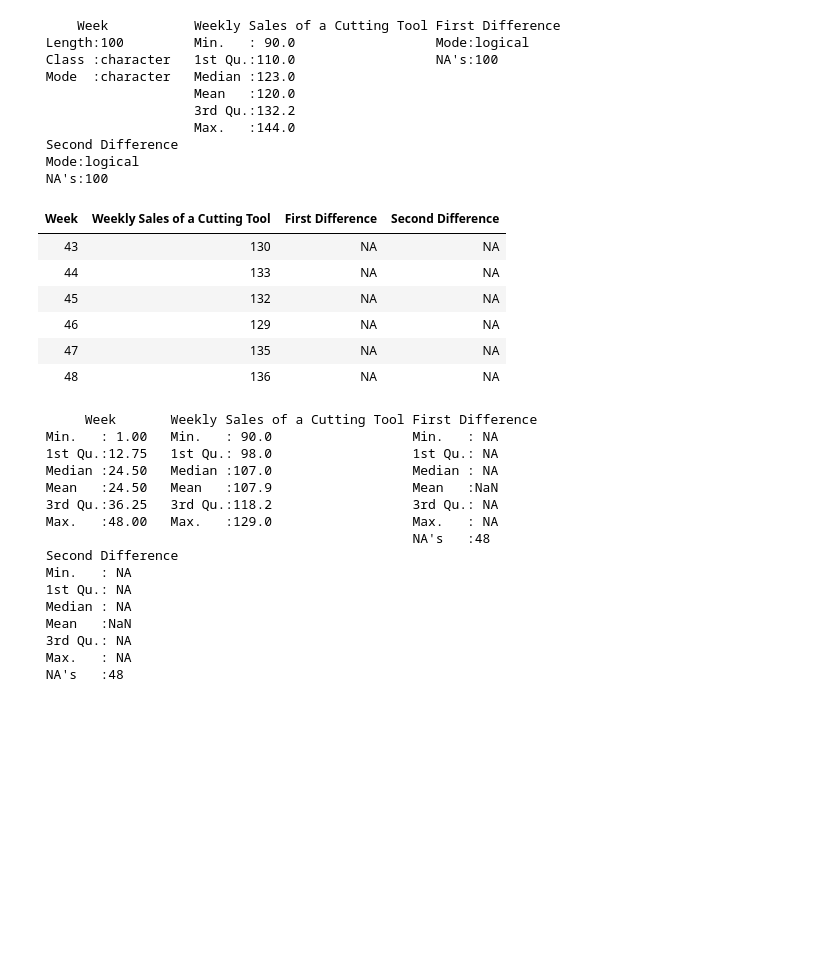
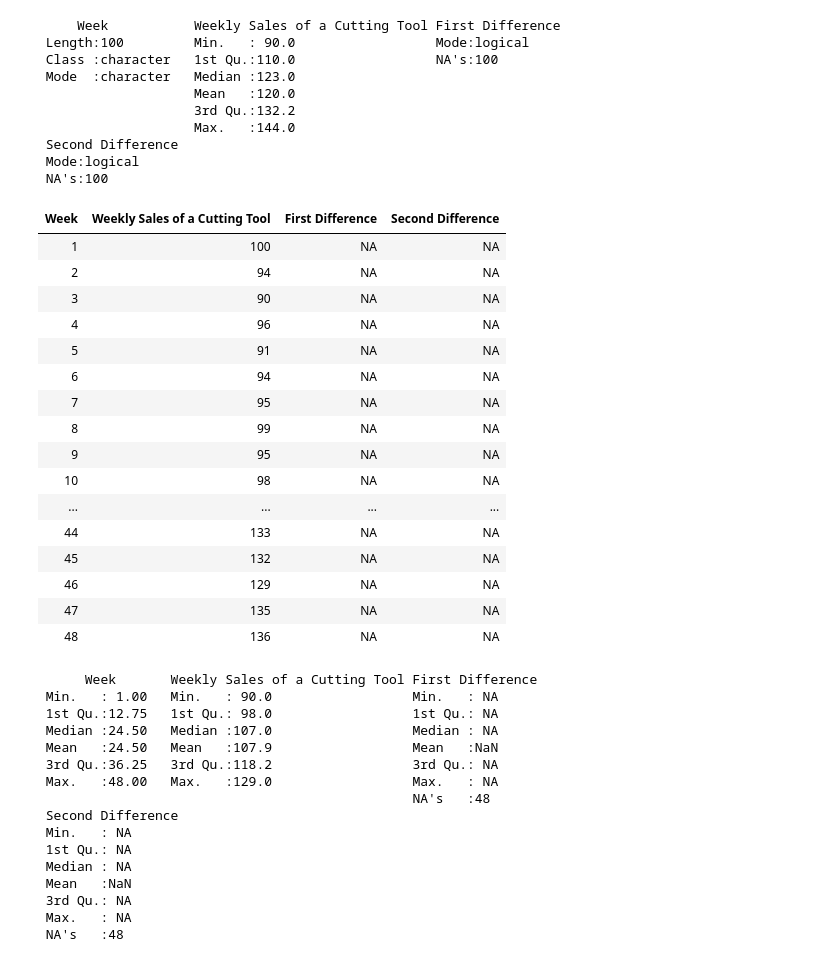
Before and after one commit to pbsjones/business_analysis_nanodegree, a Jupyter notebook: notebooks/6_ts_workspace.ipynb, the cells around one changed output. Cells and saved outputs as stored; diff of their text form; code cells hidden in the pictures; blank space fills up the shorter version.

```diff
--- a/notebooks/6_ts_workspace.ipynb
+++ b/notebooks/6_ts_workspace.ipynb
@@ -23,16 +25,26 @@ summary( df )
  Second Difference
  Mode:logical
  NA's:100
-# %%
-tail( df )
-# %% [output]
-| Week | Weekly Sales of a Cutting Tool | First Difference | Second Difference |
-| 43 | 130 | NA | NA |
-| 44 | 133 | NA | NA |
-| 45 | 132 | NA | NA |
-| 46 | 129 | NA | NA |
-| 47 | 135 | NA | NA |
-| 48 | 136 | NA | NA |
+# %%
+df
+# %% [output]
+| Week | Weekly Sales of a Cutting Tool | First Difference | Second Difference |
+| 1 | 100 | NA | NA |
+| 2 | 94 | NA | NA |
+| 3 | 90 | NA | NA |
+| 4 | 96 | NA | NA |
+| 5 | 91 | NA | NA |
+| 6 | 94 | NA | NA |
+| 7 | 95 | NA | NA |
+| 8 | 99 | NA | NA |
+| 9 | 95 | NA | NA |
+| 10 | 98 | NA | NA |
+| ... | ... | ... | ... |
+| 44 | 133 | NA | NA |
+| 45 | 132 | NA | NA |
+| 46 | 129 | NA | NA |
+| 47 | 135 | NA | NA |
+| 48 | 136 | NA | NA |
 # %%
 df.ts <- ts( df, start = c(2018, 1), end = c(2018, 48), frequency = 52 )
 # %%
```
Also changed, not shown: parts of 1 cell of this notebook.
